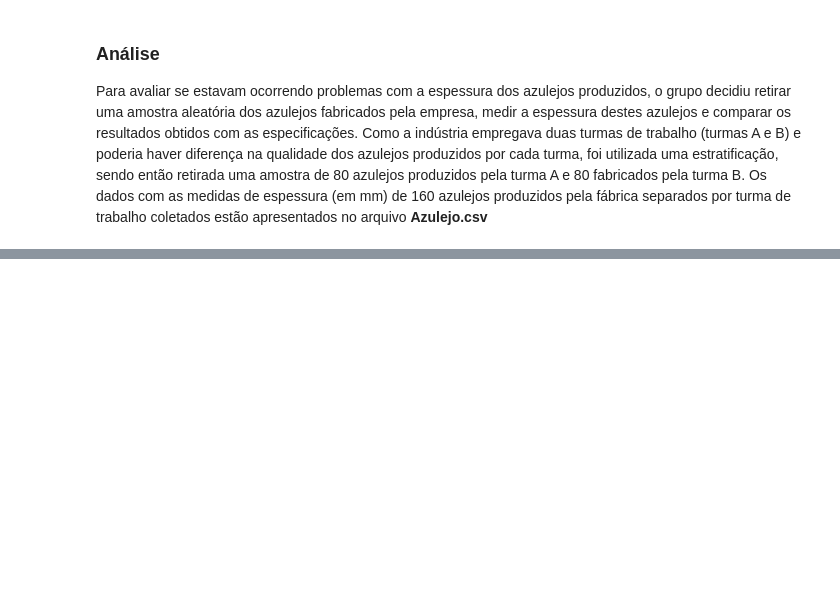
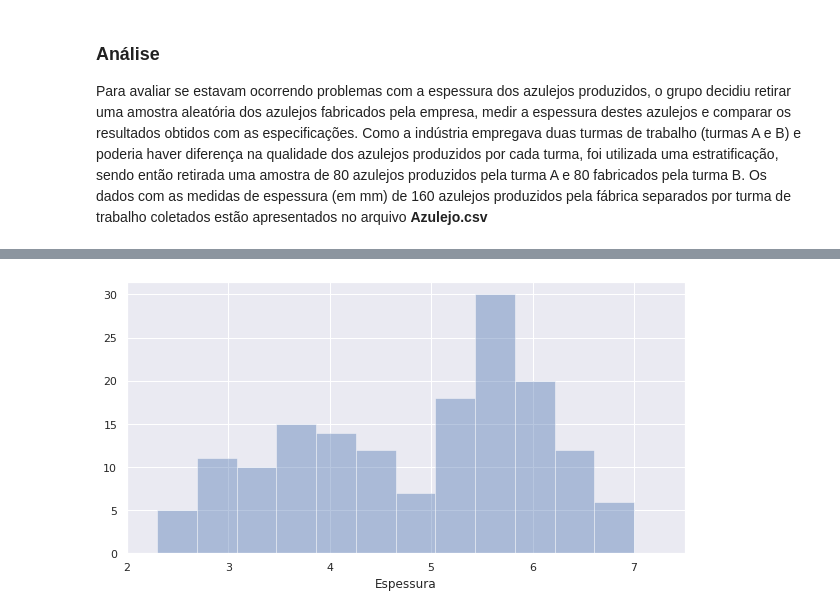
Before and after one commit to titilomt/data_science_puc_projects, a Jupyter notebook: EstatisticaPOS_trab_01.ipynb, the cells around one changed output, grey strips where cells are left out. Drawn from its saved outputs; the diff is of its cells as text; code cells hidden in the pictures; blank space fills up the shorter version.

```diff
--- a/EstatisticaPOS_trab_01.ipynb
+++ b/EstatisticaPOS_trab_01.ipynb
@@ -38,0 +139,10 @@ separados por turma de trabalho coletados estão apresentados no arquivo **Azule
+# %%
+# Histograma geral de Tabela de Azulejos
+
+filter_data = df_azulejo.dropna(subset=['Espessura']) # Removendo valores nulos de Serie Espessura
+plt.figure(figsize=(10,5)) # configurando Tamanho do gráfico
+ax = sns.distplot(filter_data['Espessura'], kde=False, bins=11) # plotando grafico de Histrograma
+ax.set_xlim(2, 7.5)
+plt.show()
+# %% [output]
+[figure, added]
```
Also changed, not shown: parts of 13 cells of this notebook.
